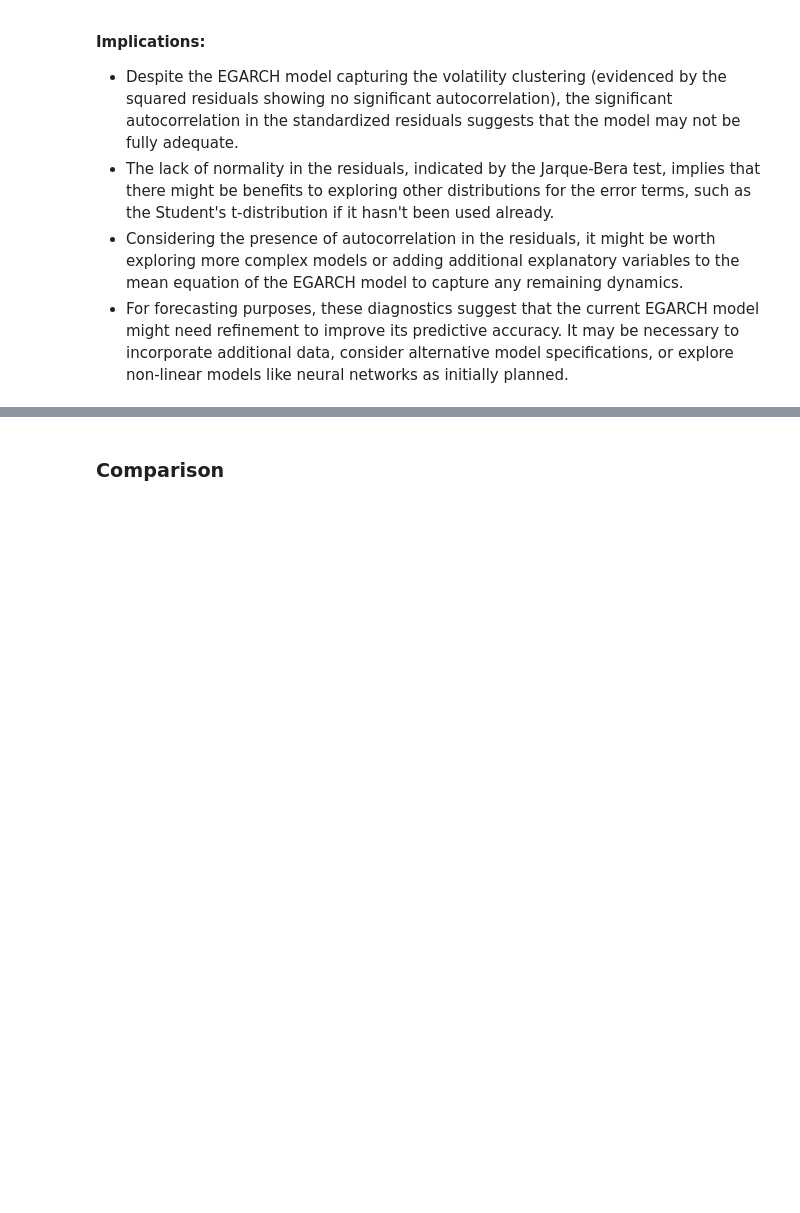
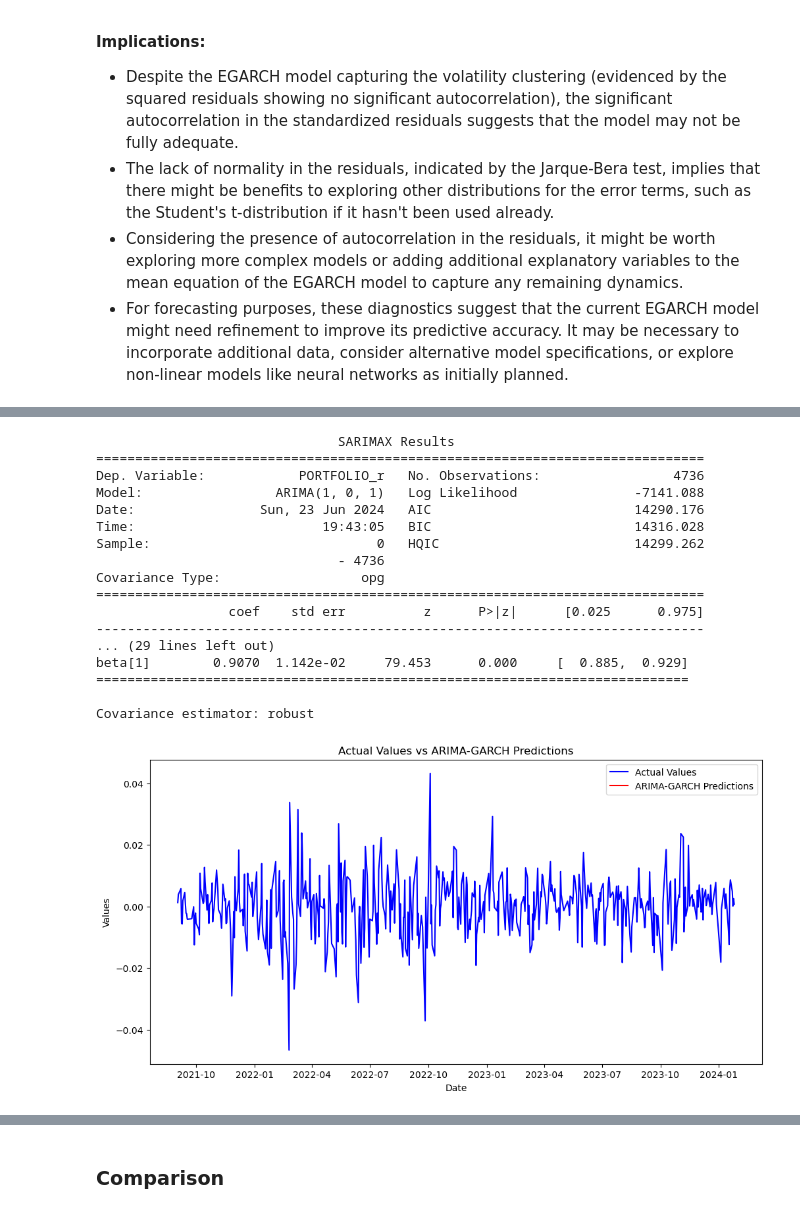
Before and after one commit to afatirium/GARCHvsLSTM, a Jupyter notebook: EFM_Project - Copy.ipynb, the cells around one changed output, grey strips where cells are left out. Cells and saved outputs as stored; diff of their text form; code cells hidden in the pictures; blank space fills up the shorter version.

```diff
--- a/EFM_Project - Copy.ipynb
+++ b/EFM_Project - Copy.ipynb
@@ -1390,0 +1489,78 @@ EGARCH Jarque-Bera test statistic: 934.8336648785207, p-value: 1.007973055392931
+# %%
+import pandas as pd
+import numpy as np
+from statsmodels.tsa.arima.model import ARIMA
+from arch import arch_model
+import matplotlib.pyplot as plt
+
+# Load your data
+# Assuming 'returns' is your returns series
+returns = pd.Series(in_sample['PORTFOLIO_r'] * 100)  # Scaling the returns
+
+# Fit ARIMA model (p, d, q) order to be specified
+p, d, q = 1, 0, 1  # example order, this can be optimized based on AIC/BIC
+arima_model = ARIMA(returns, order=(p, d, q))
+arima_results = arima_model.fit()
+
+# Print ARIMA model summary
+print(arima_results.summary())
+
+# Get residuals from ARIMA model
+arima_residuals = arima_results.resid
+
+# Fit GARCH model to the ARIMA residuals
+garch_model = arch_model(arima_residuals, mean='Zero', vol='Garch', p=1, q=1)
+garch_results = garch_model.fit(disp='off')
+
+# Print GARCH model summary
+print(garch_results.summary())
+
+# Forecast the mean using the ARIMA model
+n_forecast_steps = len(out_sample)
+mean_forecast = arima_results.get_forecast(steps=n_forecast_steps)
+mean_forecast_values = mean_forecast.predicted_mean
+
+# Forecast the volatility using the GARCH model
+garch_forecast = garch_results.forecast(horizon=n_forecast_steps)
+volatility_forecast = np.sqrt(garch_forecast.variance.values[-1, :])
+
+# Combine ARIMA mean forecast with GARCH volatility forecast
+combined_forecast = mean_forecast_values + volatility_forecast
+
+# Rescale the combined forecast back to original scale
+combined_forecast /= 100
+
+# Create a DataFrame for visualization
+forecast_df = pd.DataFrame({
+    'Actual': out_sample['PORTFOLIO_r'].values,
+    'ARIMA-GARCH Predictions': combined_forecast
+}, index=out_sample.index)
+
+# Plot the results
+plt.figure(figsize=(12, 6))
+plt.plot(forecast_df['Actual'], label='Actual Values', color='blue')
+plt.plot(forecast_df['ARIMA-GARCH Predictions'], label='ARIMA-GARCH Predictions', color='red')
+plt.title('Actual Values vs ARIMA-GARCH Predictions')
+plt.xlabel('Date')
+plt.ylabel('Values')
+plt.legend()
+plt.show()
+# %% [output]
+                               SARIMAX Results
+==============================================================================
+Dep. Variable:            PORTFOLIO_r   No. Observations:                 4736
+Model:                 ARIMA(1, 0, 1)   Log Likelihood               -7141.088
+Date:                Sun, 23 Jun 2024   AIC                          14290.176
+Time:                        19:43:05   BIC                          14316.028
+Sample:                             0   HQIC                         14299.262
+                               - 4736
+Covariance Type:                  opg
+==============================================================================
+                 coef    std err          z      P>|z|      [0.025      0.975]
+------------------------------------------------------------------------------
+... (29 lines left out)
+beta[1]        0.9070  1.142e-02     79.453      0.000     [  0.885,  0.929]
+============================================================================
+
+Covariance estimator: robust
+[figure, added]
```
Also changed, not shown: parts of 43 cells of this notebook, 15 other files.
